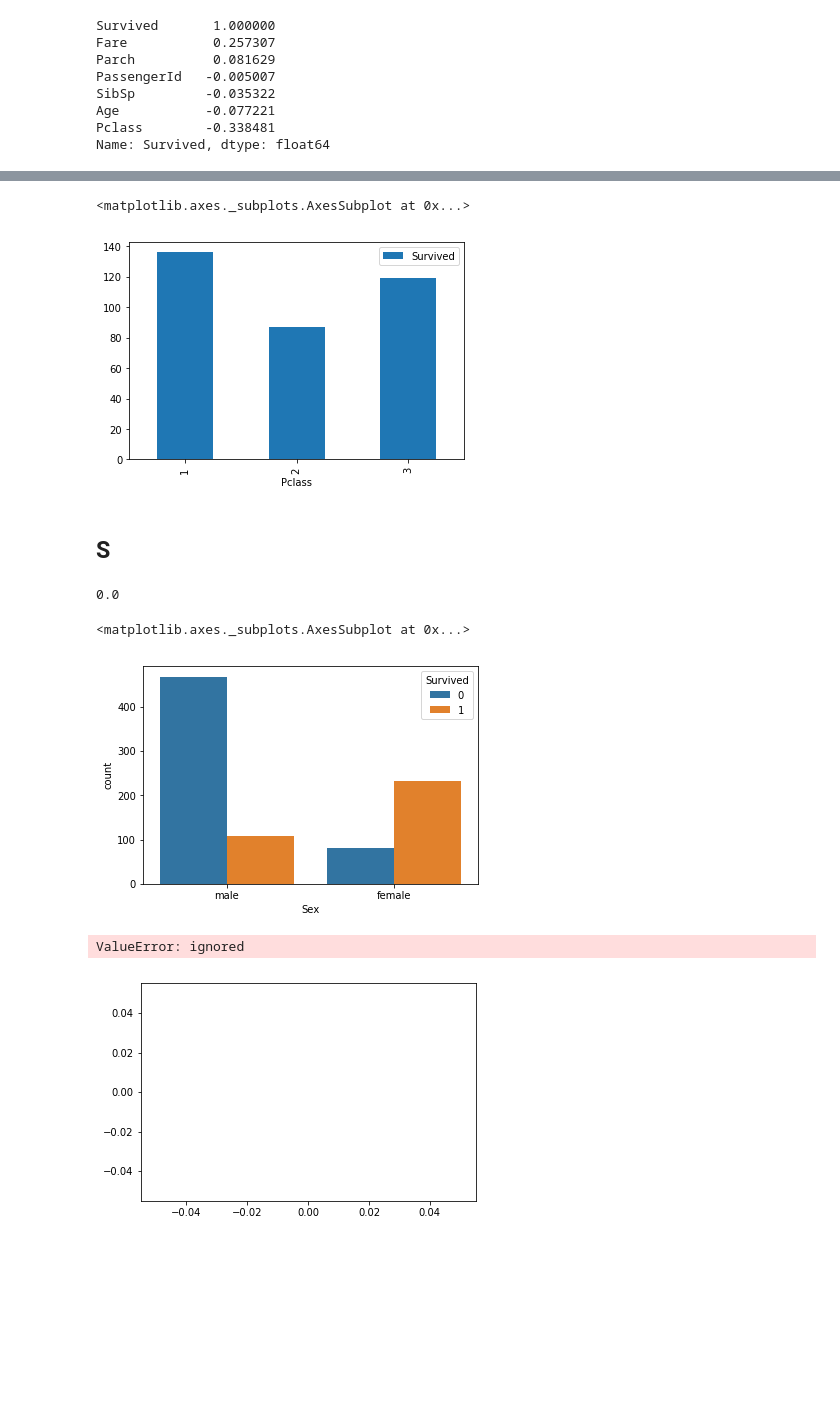
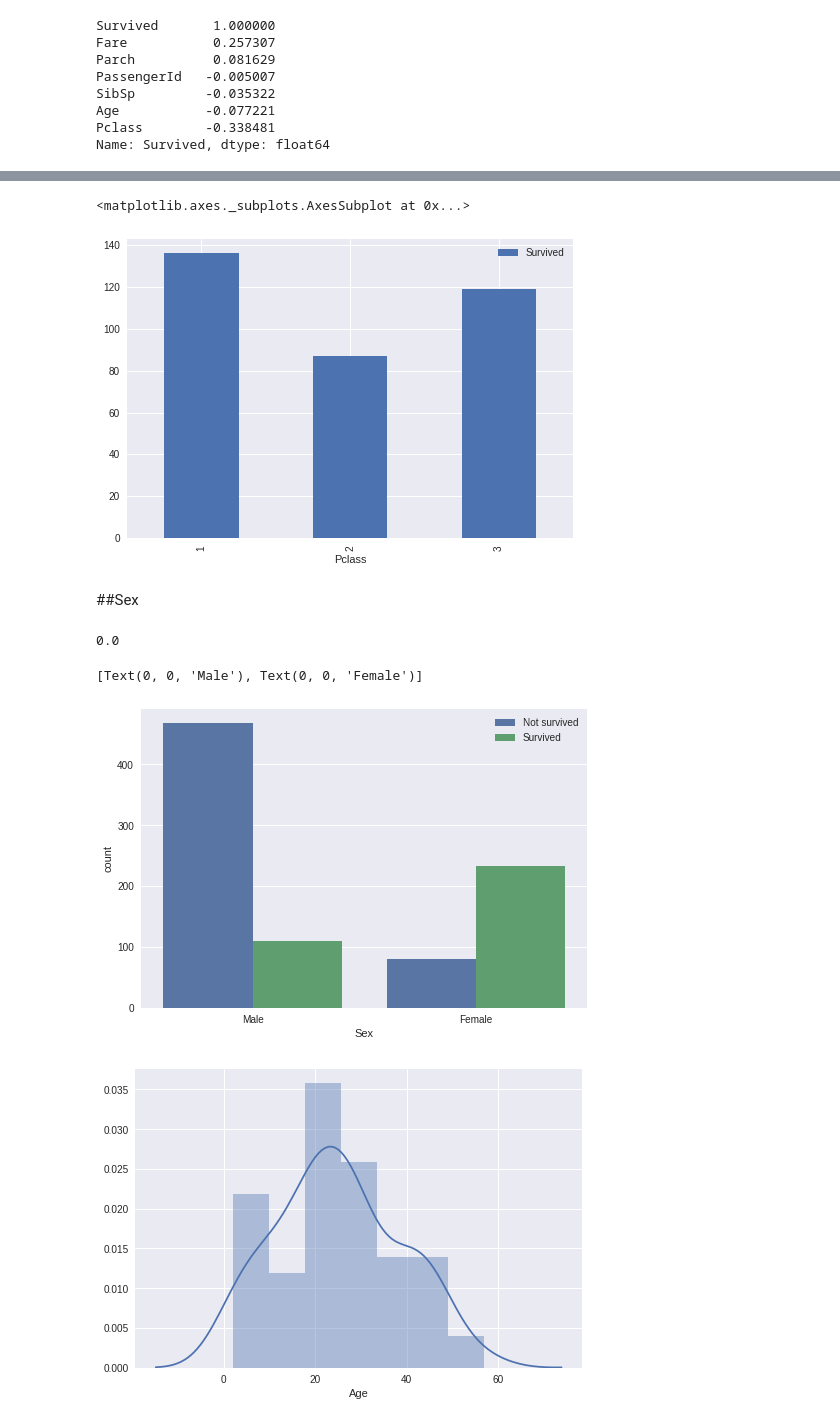
Before and after one commit to PieroNarciso/Titanic_ML_project, a Jupyter notebook: data_analysis.ipynb, the cells around one changed output, grey strips where cells are left out. Cells and saved outputs as stored; diff of their text form; code cells hidden in the pictures; blank space fills up the shorter version.

```diff
--- a/data_analysis.ipynb
+++ b/data_analysis.ipynb
@@ -3,8 +3,10 @@ import pandas as pd
 import numpy as np
 import matplotlib.pyplot as plt
 import seaborn as sns
+import pandas_profiling
 
 %matplotlib inline
+plt.style.use('seaborn')
 # %%
 from google.colab import drive
 drive.mount('/content/drive')
@@ -78,10 +105,9 @@ data = train_set[['Pclass', 'Survived']].groupby('Pclass', axis=0).sum()
 data.plot(kind='bar', )
 # %% [output]
 <matplotlib.axes._subplots.AxesSubplot at 0x...>
-[figure, old version]
+[figure, new version]
-# %% [markdown]
-S
----
+# %% [markdown]
+##Sex
 # %%
 sex_set = train_set[['Sex', 'Survived']].head()
 sex_set[sex_set=='female'].sum()['Survived']
@@ -91,20 +117,20 @@ sex_set[sex_set=='female'].sum()['Survived']
 x = train_set['Sex']
 y = train_set['Survived']
 
-sns.countplot(x='Sex', hue='Survived', data=train_set)
+fig = sns.countplot(x='Sex', hue='Survived', data=train_set, )
+fig.legend(['Not survived', 'Survived'])
+fig.set_xticklabels(['Male', 'Female'])
 # %% [output]
-<matplotlib.axes._subplots.AxesSubplot at 0x...>
+[Text(0, 0, 'Male'), Text(0, 0, 'Female')]
-[figure, old version]
+[figure, new version]
 # %%
 female_set = train_set[train_set['Sex']=='female']
 male_set = train_set[train_set['Sex']=='male']
-
 figure, ax = plt.subplots(1, 1)
 
 #female_set.plot(kind='hist', x='Survived', y='Age', bins=20, alpha=0.3, ax=ax, label='female')
 #male_set.plot(kind='hist', x='Survived', y='Age', bins=20, alpha=0.2, ax=ax, label='male')
 
-sns.distplot(female_set[female_set['Survived']==0]['Age'].dropna(), ax=ax)
+fig = sns.distplot(female_set[female_set['Survived']==0]['Age'].dropna(), ax=ax)
 # %% [output]
-ValueError: ignored
-[figure, old version]
+[figure, new version]
```
Also changed, not shown: parts of 15 cells of this notebook, 1 other file.
